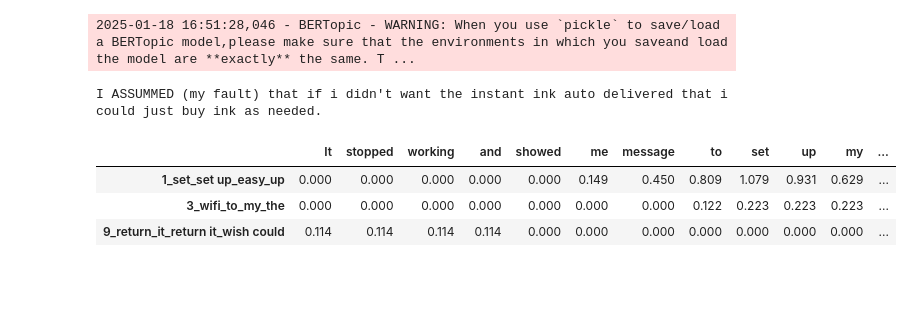
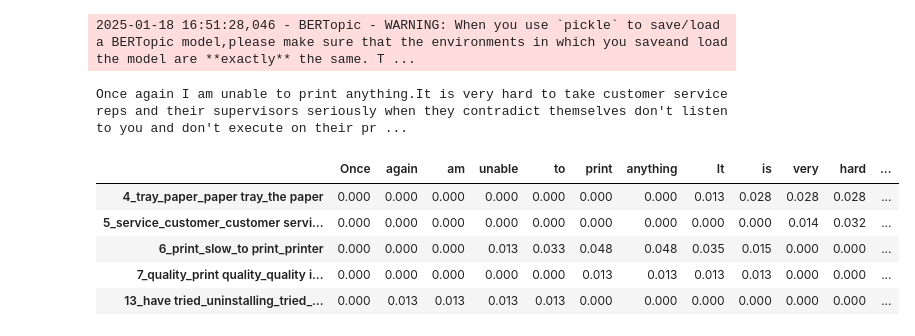
Before and after one commit to MrPio/AmazonReviewsMarketTrends, a Jupyter notebook: 3-topic_modeling/topic_modeling.ipynb, the cells around one changed output. Cells and saved outputs as stored; diff of their text form; code cells hidden in the pictures; blank space fills up the shorter version.

Commit message:
Finish topic modeling doc

```diff
--- a/3-topic_modeling/topic_modeling.ipynb
+++ b/3-topic_modeling/topic_modeling.ipynb
@@ -145,7 +147,8 @@ topic_model.save('model_postprocessed.bertopic')
 # %%
 topic_model = BERTopic.load('model.bertopic')
 # %%
-print(corpus[13])
-topic_model.visualize_distribution(topic_model.probabilities_[13], min_probability=0.02, custom_labels=True)
+print(corpus[1266])
+topic_model.visualize_distribution(topic_model.probabilities_[
+                                   1266], min_probability=0.04, custom_labels=True, width=1000, height=400)
 # %% [output]
-I ASSUMMED (my fault) that if i didn't want the instant ink auto delivered that i could just buy ink as needed.
+Once again I am unable to print anything.It is very hard to take customer service reps and their supervisors seriously when they contradict themselves don't listen to you and don't execute on their pr ...
@@ -154,10 +159,15 @@ topic_model.visualize_topics()
 # %%
 topic_distr, topic_token_distr = topic_model.approximate_distribution(
     corpus, calculate_tokens=True)
-topic_model.visualize_approximate_distribution(corpus[1], topic_token_distr[1])
-# %% [output]
-|  | It | stopped | working | and | showed | me | message | to | set | up | my | ... |
-| 1_set_set up_easy_up | 0.000 | 0.000 | 0.000 | 0.000 | 0.000 | 0.149 | 0.450 | 0.809 | 1.079 | 0.931 | 0.629 | ... |
-| 3_wifi_to_my_the | 0.000 | 0.000 | 0.000 | 0.000 | 0.000 | 0.000 | 0.000 | 0.122 | 0.223 | 0.223 | 0.223 | ... |
-| 9_return_it_return it_wish could | 0.114 | 0.114 | 0.114 | 0.114 | 0.000 | 0.000 | 0.000 | 0.000 | 0.000 | 0.000 | 0.000 | ... |
+# %%
+index = 1266  # random.randrange(0, len(corpus))
+topic_model.visualize_approximate_distribution(
+    corpus[index], topic_token_distr[index], normalize=True)
+# %% [output]
+|  | Once | again | am | unable | to | print | anything | It | is | very | hard | ... |
+| 4_tray_paper_paper tray_the paper | 0.000 | 0.000 | 0.000 | 0.000 | 0.000 | 0.000 | 0.000 | 0.013 | 0.028 | 0.028 | 0.028 | ... |
+| 5_service_customer_customer servi... | 0.000 | 0.000 | 0.000 | 0.000 | 0.000 | 0.000 | 0.000 | 0.000 | 0.000 | 0.014 | 0.032 | ... |
+| 6_print_slow_to print_printer | 0.000 | 0.000 | 0.000 | 0.013 | 0.033 | 0.048 | 0.048 | 0.035 | 0.015 | 0.000 | 0.000 | ... |
+| 7_quality_print quality_quality i... | 0.000 | 0.000 | 0.000 | 0.000 | 0.000 | 0.013 | 0.013 | 0.013 | 0.013 | 0.000 | 0.000 | ... |
+| 13_have tried_uninstalling_tried_... | 0.000 | 0.013 | 0.013 | 0.013 | 0.013 | 0.000 | 0.000 | 0.000 | 0.000 | 0.000 | 0.000 | ... |
 # %%
```
Also changed, not shown: parts of 8 cells of this notebook, 13 other files.
